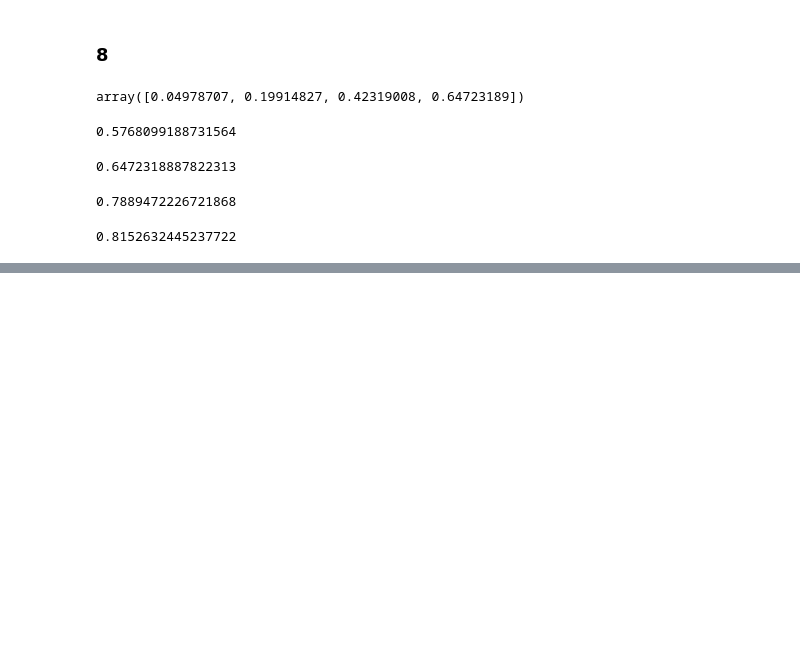
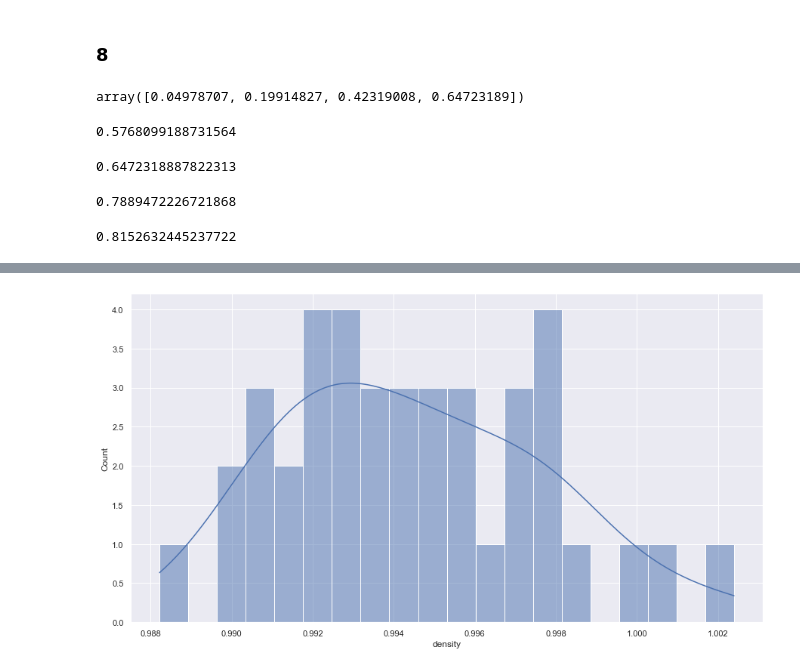
Before and after one commit to johanjun/study_datascienceandpython, a Jupyter notebook: python_stats/4. random generating, test.ipynb, the cells around one changed output, grey strips where cells are left out. Saved outputs shown, nothing was run; the diff lists cells and outputs as text; code cells hidden in the pictures; blank space fills up the shorter version.

```diff
--- a/python_stats/4. random generating, test.ipynb
+++ b/python_stats/4. random generating, test.ipynb
@@ -521,0 +560,3 @@ stats.poisson.cdf(mu=mu, k=4)
+# %%
+data = df_white.density.sample(40)
+data
@@ -521,0 +598,6 @@ stats.poisson.cdf(mu=mu, k=4)
+# %%
+#(b)
+sns.histplot(data, bins=20, kde=True)
+plt.show()
+# %% [output]
+[figure, added]
```
Also changed, not shown: parts of 22 cells of this notebook.
